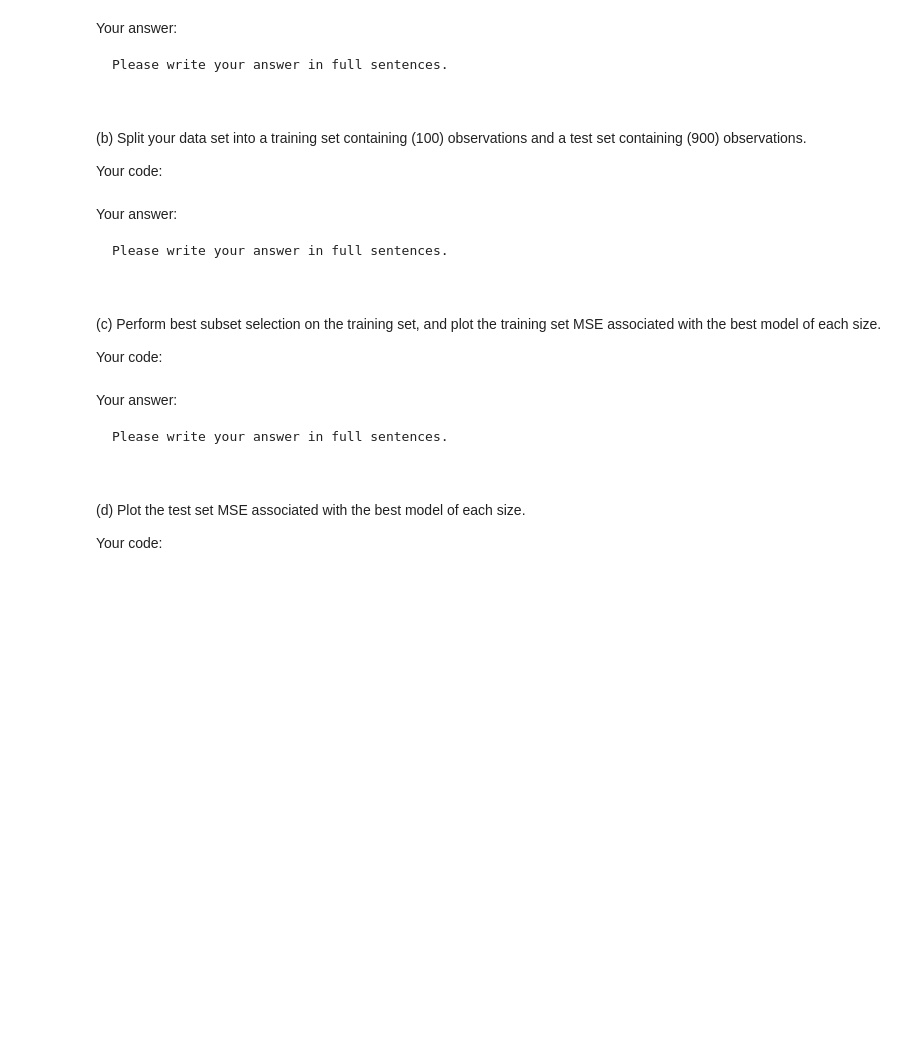
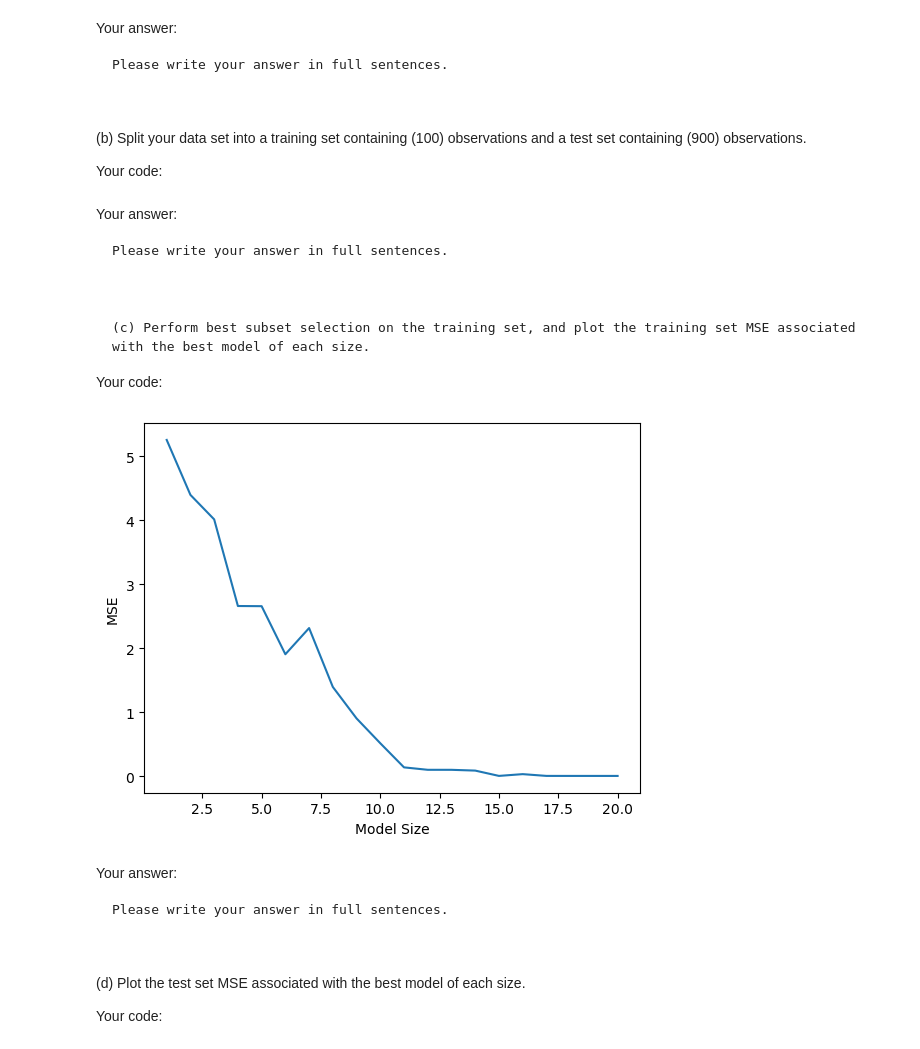
Before and after one commit to BU-MSSP-Classroom/MA679_Spring2024_04_regularization-yuyangsun28k, a Jupyter notebook: Ch06_Regularization_Python.ipynb, the cells around one changed output. Drawn from its saved outputs; the diff is of its cells as text; code cells hidden in the pictures; blank space fills up the shorter version.

```diff
--- a/Ch06_Regularization_Python.ipynb
+++ b/Ch06_Regularization_Python.ipynb
@@ -508,0 +603,10 @@ Your code:
+# %%
+lasso_cv = LassoCV(alphas = np.logspace(-4, 4, 100), cv= 5)
+lasso_cv.fit(X_train, y_train)
+y_pred = lasso_cv.predict(X_test)
+
+test_error = mean_squared_error(y_test, y_pred)
+nonzeros = np.sum(lasso_cv.coef_ != 0)
+
+print("Test error:", test_error)
+print("Non-zero coefs:", nonzeros)
@@ -575,0 +753,12 @@ Your code:
+# %%
+np.random.seed(55)
+n = 1000
+p = 20
+
+X = np.random.normal(0, 1, (n, p))
+beta = np.random.normal(0, 1, p)
+beta[5:10] = 0
+epsilon = np.random.normal(0, 0.1, n)
+
+y = X.dot(beta) + epsilon
+y[:10]
@@ -592,3 +781,5 @@ Your code:
+# %%
+X_train,X_test,y_train,y_test = train_test_split(X,y,random_state=55,test_size=900)
 # %% [markdown]
 Your answer:
 
@@ -598,6 +789,6 @@ Please write your answer in full sentences.
 
 ~~~
 
-(c) Perform best subset selection on the training set, and plot the training set MSE associated with the best model of each size.
+    (c) Perform best subset selection on the training set, and plot the training set MSE associated with the best model of each size.
 
 Your code:
@@ -607,3 +795,24 @@ Your code:
+# %%
+mse_dict = {}
+
+for k in range(1,p+1):
+    mse1 = np.inf
+    for _ in range(100):
+        subset = np.random.choice(range(p), k, replace=False)
+        X_train_subset = X_train[:, subset]
+        model = LinearRegression().fit(X_train_subset, y_train)
+        y_pred = model.predict(X_train_subset)
+        mse = mean_squared_error(y_train, y_pred)
+        if mse < mse1:
+            mse1 = mse
+    mse_dict[k] = mse1
+# %%
+plt.plot(range(1, p + 1), list(mse_dict.values()))
+plt.xlabel('Model Size')
+plt.ylabel('MSE')
+plt.show()
+# %% [output]
+[figure, added]
 # %% [markdown]
 Your answer:
 
```
Also changed, not shown: parts of 44 cells of this notebook.
